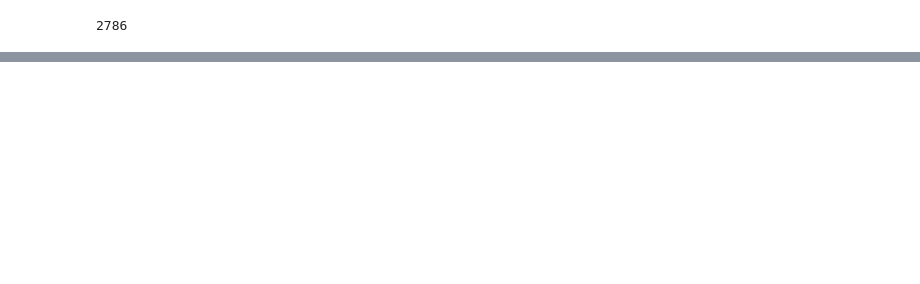
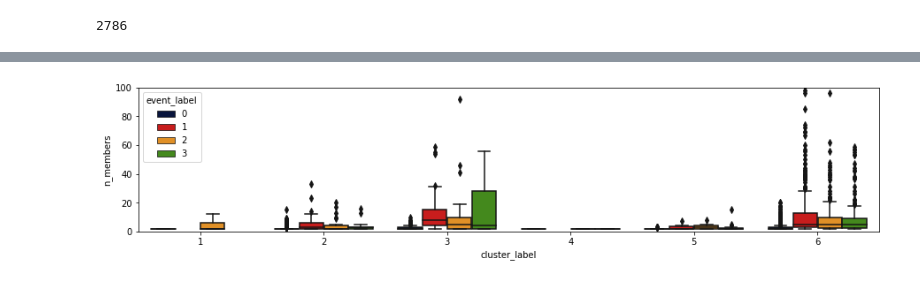
Before and after one commit to misilva73/manueverMotifs, a Jupyter notebook: notebooks/exp_lat_acc_clustering.ipynb, the cells around one changed output, grey strips where cells are left out. Cells and saved outputs as stored; diff of their text form; code cells hidden in the pictures; blank space fills up the shorter version.

```diff
--- a/notebooks/exp_lat_acc_clustering.ipynb
+++ b/notebooks/exp_lat_acc_clustering.ipynb
@@ -145,0 +92,8 @@ dtype: int64
+# %%
+plt.figure(figsize=(15,3))
+sns.boxplot(x="cluster_label", y="n_members", hue="event_label", data=motif_df,
+                palette=sns.xkcd_palette(['navy blue', 'red', 'tangerine', 'grass green']))
+plt.ylim(0, 100)
+plt.show()
+# %% [output]
+[figure, added]
```
Also changed, not shown: parts of 26 cells of this notebook, 3 other files.
